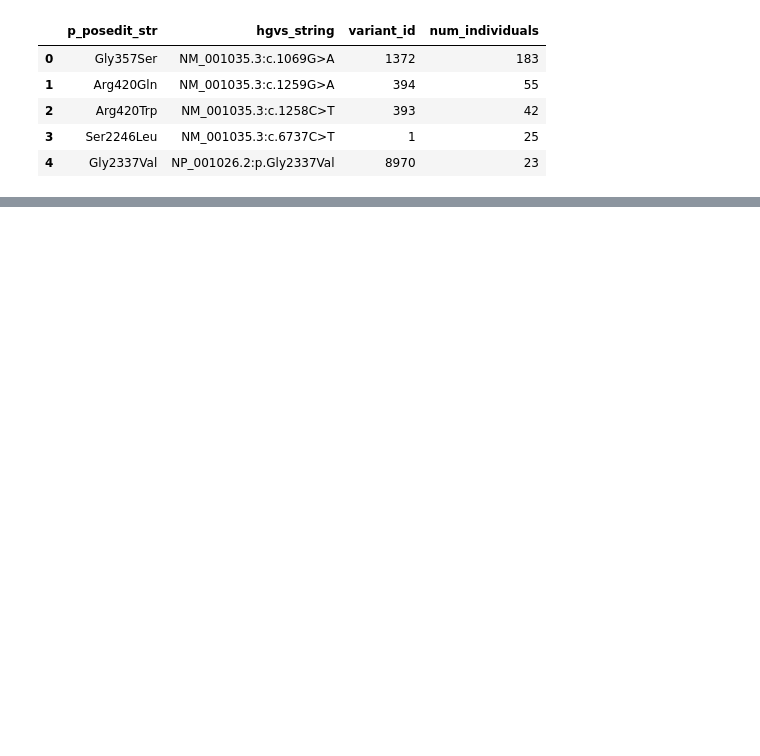
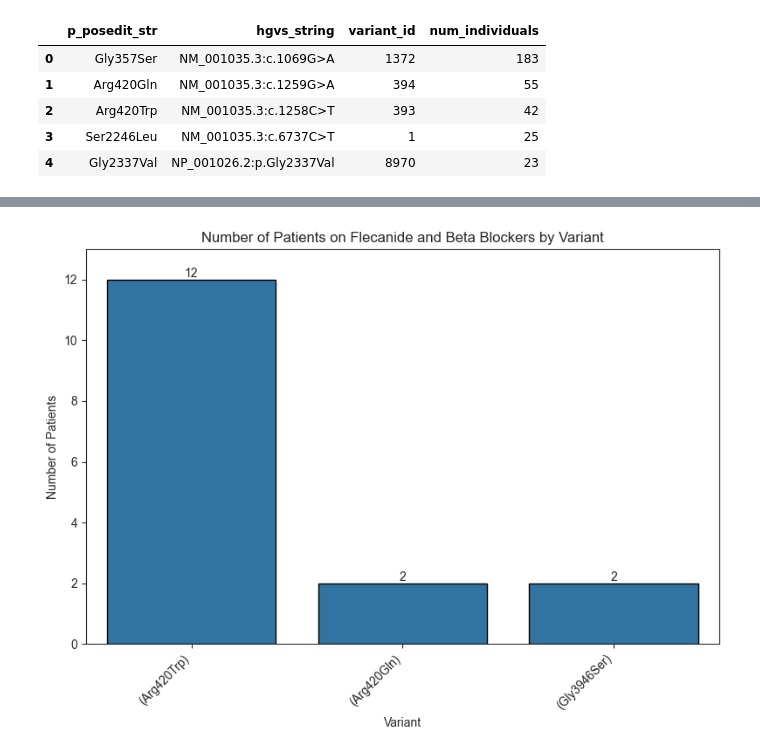
Before and after one commit to alexdaiii/cpvt_database_analysis, a Jupyter notebook: notebooks/analysis_2.ipynb, the cells around one changed output, grey strips where cells are left out. Cells and saved outputs as stored; diff of their text form; code cells hidden in the pictures; blank space fills up the shorter version.

```diff
--- a/notebooks/analysis_2.ipynb
+++ b/notebooks/analysis_2.ipynb
@@ -1335,19 +1121,22 @@ sns.set_style("ticks")
 # %%
 plt.figure(figsize=(8, 6))
 
 ax = sns.barplot(data=total_flec, x="p_posedit_str", y="num_patients",
                  edgecolor="black")
 
 add_bar_labels(ax)
 
 plt.xticks(rotation=45, ha="right")
-plt.title("Total Number of Patients on Flecanide + Beta Blockers by Variant")
+plt.title(
+    "Number of Patients on Flecanide and Beta Blockers by Variant")
 plt.xlabel("Variant")
 plt.ylabel("Number of Patients")
 
 plt.tight_layout()
 
-save_current_plot("total_flecainide")
+save_current_plot("effective_flecainide")
 
 plt.show()
+# %% [output]
+[figure, added]
 # %%
```
Also changed, not shown: parts of 25 cells of this notebook, 2 other files.
